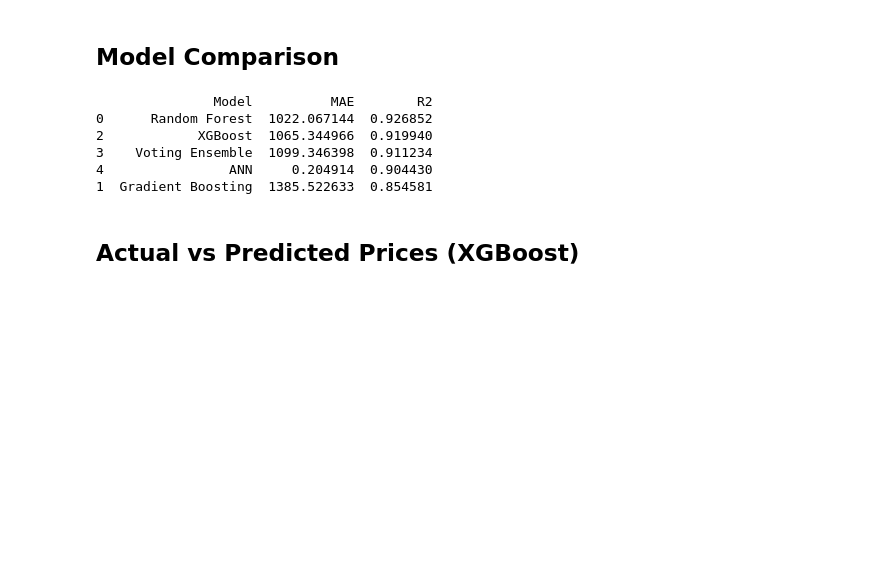
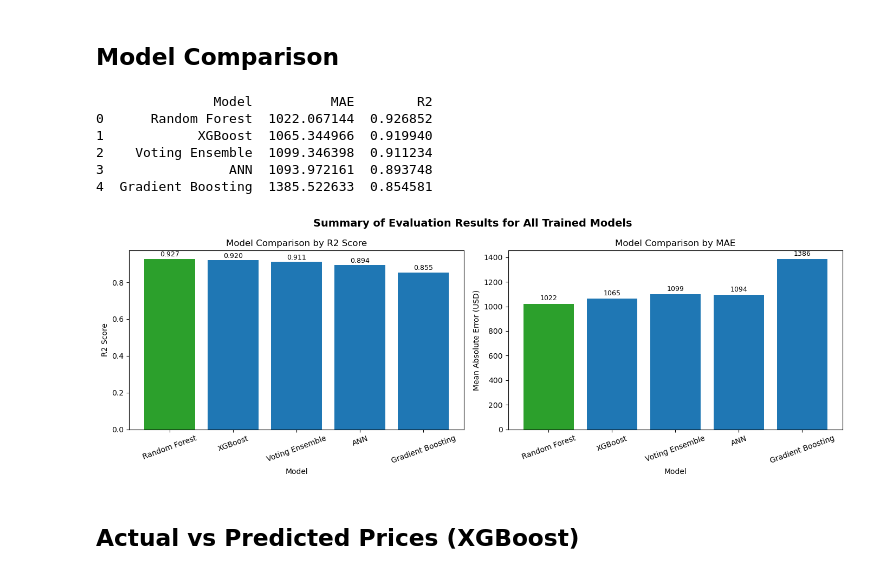
Before and after one commit to hafyze/Degree_FYP, a Jupyter notebook: Backend/notebooks/smart_car_system.ipynb, the cells around one changed output. Drawn from its saved outputs; the diff is of its cells as text; code cells hidden in the pictures; blank space fills up the shorter version.

```diff
--- a/Backend/notebooks/smart_car_system.ipynb
+++ b/Backend/notebooks/smart_car_system.ipynb
@@ -1952,11 +1987,13 @@ history = ann_model.fit(
     verbose=1
 )
 
-# predict
+# predict on log scale, then convert back to real USD for fair comparison
 y_pred_ann = ann_model.predict(X_test_scaled).flatten()
+y_test_actual = np.expm1(y_test)
+y_pred_ann_actual = np.expm1(y_pred_ann)
 
-mae_ann = mean_absolute_error(y_test, y_pred_ann)
-r2_ann = r2_score(y_test, y_pred_ann)
+mae_ann = mean_absolute_error(y_test_actual, y_pred_ann_actual)
+r2_ann = r2_score(y_test_actual, y_pred_ann_actual)
 
 print(f"ANN MAE: ${mae_ann:.0f}")
 print(f"ANN R2: {r2_ann:.3f}")
@@ -1983,36 +2020,62 @@ ANN R2: 0.904
 # %%
 results = pd.DataFrame({
     'Model': [
         'Random Forest',
         'Gradient Boosting',
         'XGBoost',
         'Voting Ensemble',
         'ANN'
     ],
     'MAE': [
         mae_rf,
         mae_gb,
         mae_xgb,
         mae_vote,
         mae_ann
     ],
     'R2': [
         r2_rf,
         r2_gb,
         r2_xgb,
         r2_vote,
         r2_ann
     ]
-}).sort_values(by='R2', ascending=False)
+}).sort_values(by='R2', ascending=False).reset_index(drop=True)
 
 print(results)
+
+import matplotlib.pyplot as plt
+
+fig, axes = plt.subplots(1, 2, figsize=(14, 5))
+colors = ['#1f77b4' if model != 'Random Forest' else '#2ca02c' for model in results['Model']]
+
+axes[0].bar(results['Model'], results['R2'], color=colors)
+axes[0].set_title('Model Comparison by R2 Score')
+axes[0].set_xlabel('Model')
+axes[0].set_ylabel('R2 Score')
+axes[0].tick_params(axis='x', rotation=20)
+for index, value in enumerate(results['R2']):
+    axes[0].text(index, value + 0.005, f'{value:.3f}', ha='center', va='bottom', fontsize=9)
+
+axes[1].bar(results['Model'], results['MAE'], color=colors)
+axes[1].set_title('Model Comparison by MAE')
+axes[1].set_xlabel('Model')
+axes[1].set_ylabel('Mean Absolute Error (USD)')
+axes[1].tick_params(axis='x', rotation=20)
+for index, value in enumerate(results['MAE']):
+    axes[1].text(index, value + results['MAE'].max() * 0.01, f'{value:.0f}', ha='center', va='bottom', fontsize=9)
+
+plt.suptitle('Summary of Evaluation Results for All Trained Models', fontsize=14, fontweight='bold')
+plt.tight_layout()
+plt.show()
 # %% [output]
                Model          MAE        R2
 0      Random Forest  1022.067144  0.926852
-2            XGBoost  1065.344966  0.919940
-3    Voting Ensemble  1099.346398  0.911234
-4                ANN     0.204914  0.904430
-1  Gradient Boosting  1385.522633  0.854581
+1            XGBoost  1065.344966  0.919940
+2    Voting Ensemble  1099.346398  0.911234
+3                ANN  1093.972161  0.893748
+4  Gradient Boosting  1385.522633  0.854581
+[figure, added]
 # %%
 y_pred_real = np.expm1(y_pred_xgb)
 y_test_real = np.expm1(y_test)
```
Also changed, not shown: parts of 4 cells of this notebook, 2 other files.
